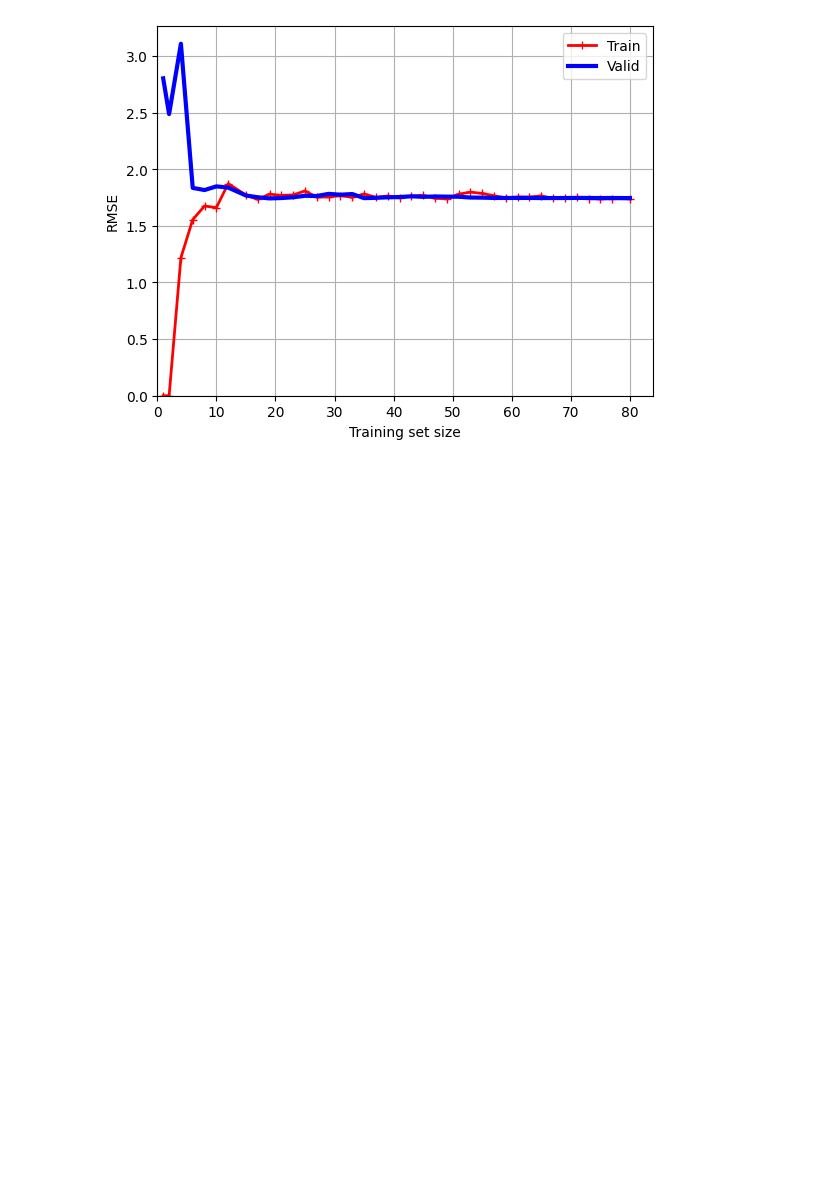
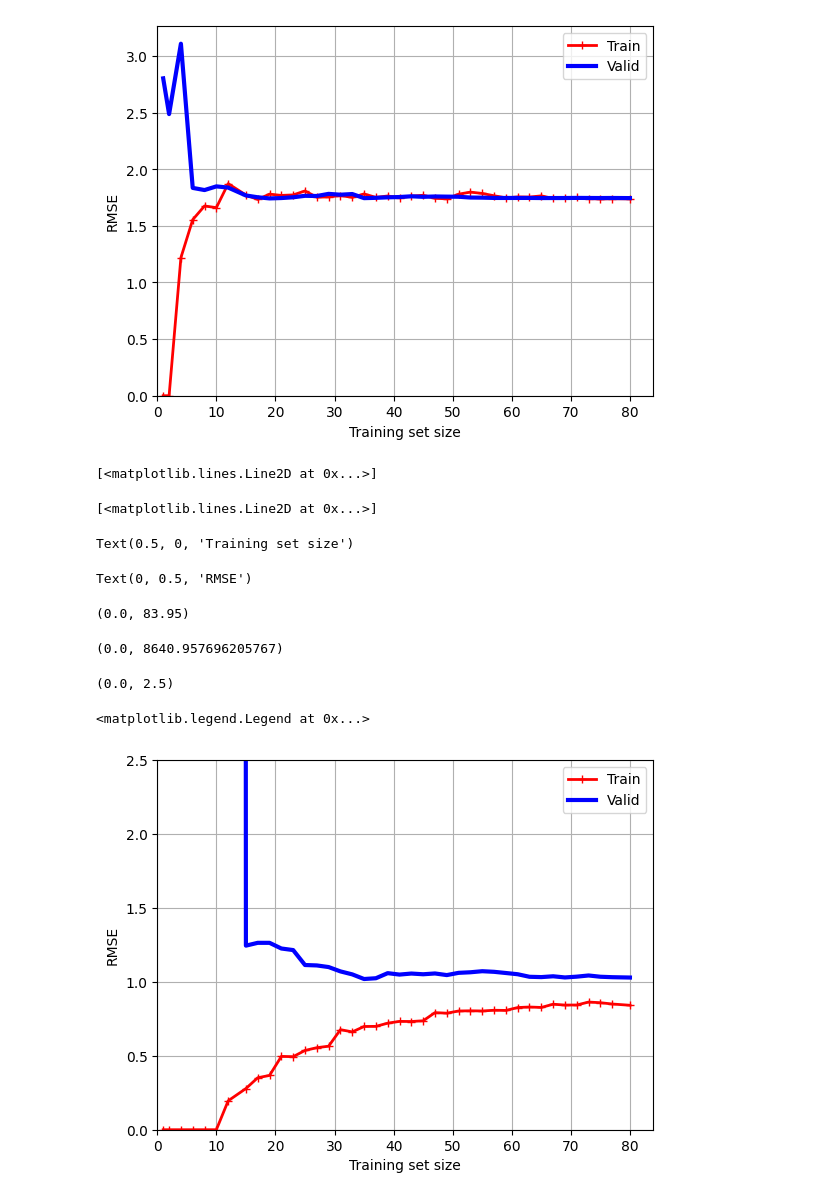
Before and after one commit to JoachimKvamme/hands_on_machine_learning_with_jupyter, a Jupyter notebook: ch4_training_models.ipynb, the cells around one changed output. Drawn from its saved outputs; the diff is of its cells as text; code cells hidden in the pictures; blank space fills up the shorter version.

Commit message:
polynomial-regresjon

```diff
--- a/ch4_training_models.ipynb
+++ b/ch4_training_models.ipynb
@@ -207,3 +207,38 @@ Text(0, 0.5, 'RMSE')
 (0.0, 3.263170525039349)
 <matplotlib.legend.Legend at 0x...>
 [figure]
+# %%
+from sklearn.pipeline import make_pipeline
+
+polynomial_regression = make_pipeline(
+    PolynomialFeatures(degree=10, include_bias=False),
+    LinearRegression()
+)
+
+train_sizes, train_scores, valid_scores = learning_curve(polynomial_regression, X, y, train_sizes=np.linspace(0.01, 1.0, 40),
+    cv=5,
+    scoring="neg_root_mean_squared_error")
+
+train_errors = -train_scores.mean(axis=1)
+valid_errors = -valid_scores.mean(axis=1)
+
+plt.plot(train_sizes, train_errors, "r-+", linewidth=2, label="Train")
+plt.plot(train_sizes, valid_errors, "b-", linewidth=3, label="Valid")
+plt.grid(True)
+plt.xlabel("Training set size")
+plt.ylabel("RMSE")
+plt.xlim(left=0)
+plt.ylim(bottom=0)
+plt.ylim(top=2.5)
+plt.legend()
+plt.show()
+# %% [output]
+[<matplotlib.lines.Line2D at 0x...>]
+[<matplotlib.lines.Line2D at 0x...>]
+Text(0.5, 0, 'Training set size')
+Text(0, 0.5, 'RMSE')
+(0.0, 83.95)
+(0.0, 8640.957696205767)
+(0.0, 2.5)
+<matplotlib.legend.Legend at 0x...>
+[figure, added]
```
